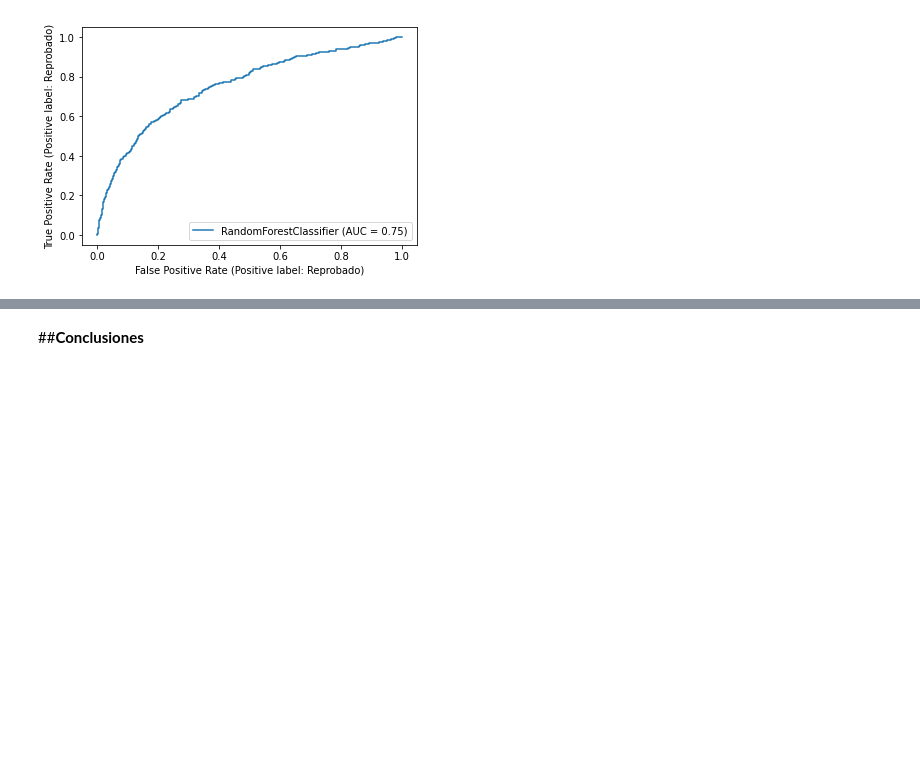
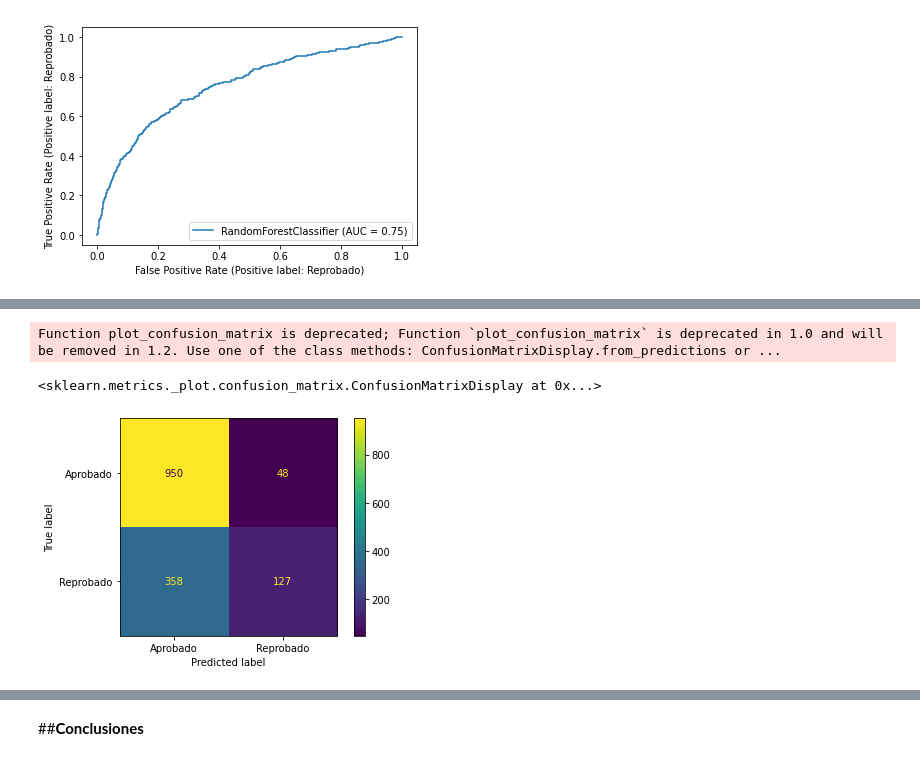
Before and after one commit to MarvinLopezOsorio/AnaliticaPredictiva_TrabajoFinal, a Jupyter notebook: Trabajo Final.ipynb, the cells around one changed output, grey strips where cells are left out. Drawn from its saved outputs; the diff is of its cells as text; code cells hidden in the pictures; blank space fills up the shorter version.

```diff
--- a/Trabajo Final.ipynb
+++ b/Trabajo Final.ipynb
@@ -499,0 +507,10 @@ Function plot_roc_curve is deprecated; Function `plot_roc_curve` is deprecated i
+# %%
+#Importar la clase del modelo
+from sklearn.ensemble import ExtraTreesClassifier
+
+#Instanciar el modelo y ajustar con los datos de entrenamiento
+modelo_ET = ExtraTreesClassifier(criterion = "gini", random_state = 100, max_depth=10)
+modelo_ET.fit(x_train_trans, y_train)
+
+#Prediccion del modelo sobre test dataframe
+y_pred_ET = modelo_ET.predict(x_test_trans)
@@ -499,0 +533,6 @@ Function plot_roc_curve is deprecated; Function `plot_roc_curve` is deprecated i
+# %%
+metrics.plot_confusion_matrix(modelo_ET, x_test_trans, y_test)
+# %% [output]
+Function plot_confusion_matrix is deprecated; Function `plot_confusion_matrix` is deprecated in 1.0 and will be removed in 1.2. Use one of the class methods: ConfusionMatrixDisplay.from_predictions or ...
+<sklearn.metrics._plot.confusion_matrix.ConfusionMatrixDisplay at 0x...>
+[figure, added]
```
Also changed, not shown: parts of 9 cells of this notebook.
